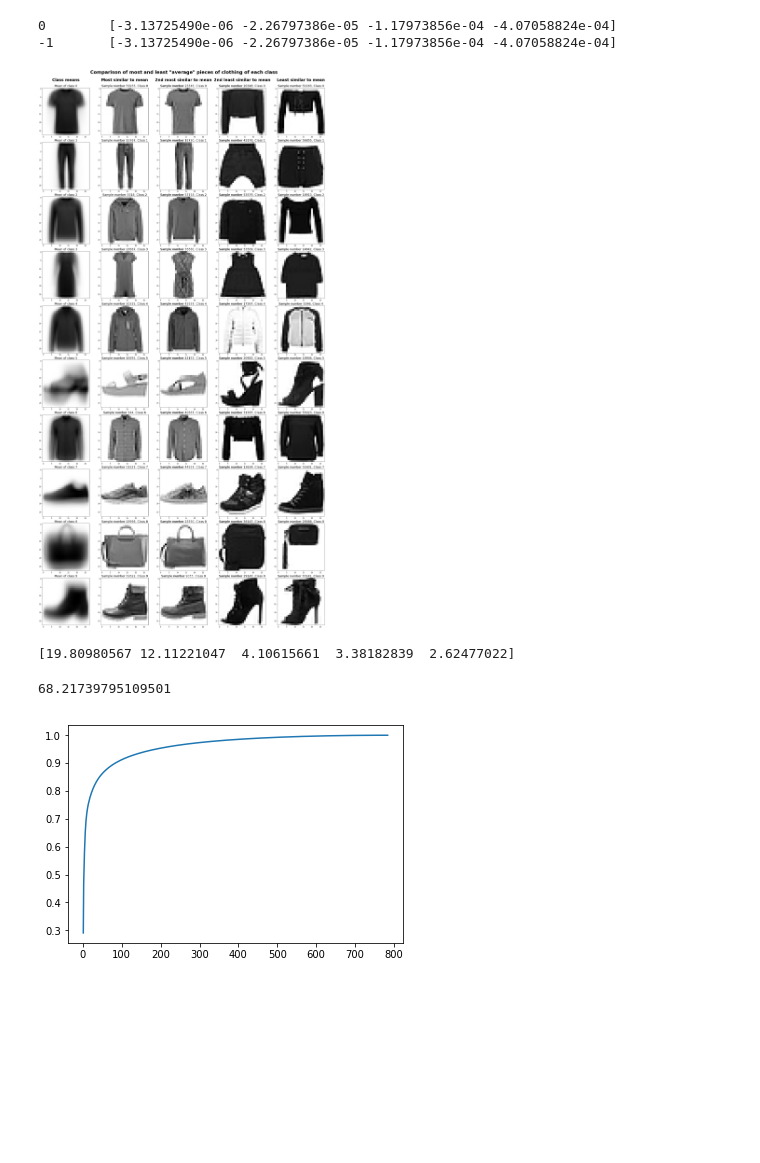
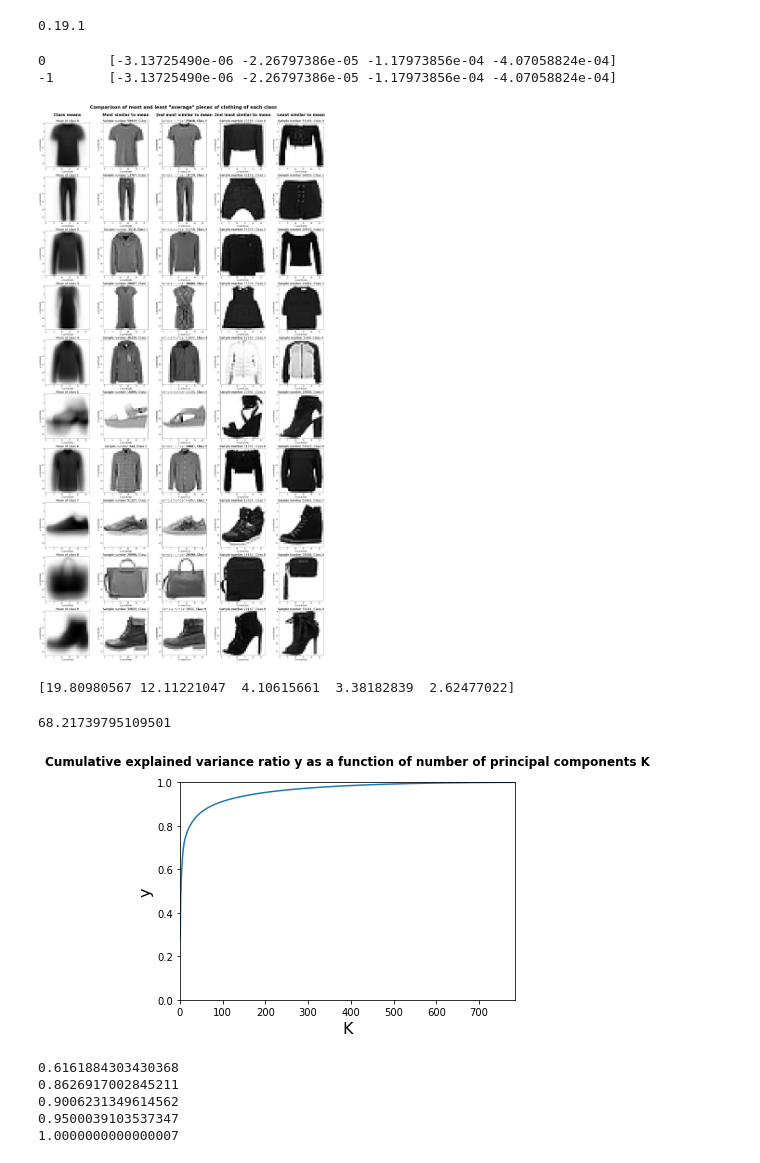
Before and after one commit to larswe/introductory-applied-machine-learning, a Jupyter notebook: Coursework 2/templates/Untitled.ipynb, the cells around one changed output. Cells and saved outputs as stored; diff of their text form; code cells hidden in the pictures; blank space fills up the shorter version.

```diff
--- a/Coursework 2/templates/Untitled.ipynb
+++ b/Coursework 2/templates/Untitled.ipynb
@@ -6,6 +6,10 @@ import matplotlib.pyplot as plt
 import seaborn as sns
 from iaml01cw2_helpers import *
 # from iaml01cw2_my_helpers import *
+# %%
+print(sklearn.__version__)
+# %% [output]
+0.19.1
 # %%
 Xtrn, Ytrn, Xtst, Ytst = load_FashionMNIST("C:/Users/larsw/ml/iaml-labs/Coursework 2/data")
 Xtrn_orig = np.copy(Xtrn)
@@ -80,10 +84,13 @@ for label in range(10):
     for j in range(5):
         vis = grid[label][j].reshape(28, 28)
         ax[label][j].imshow(vis, cmap="gray_r")
+        ax[label][j].set_xlabel("x-coordinate", fontsize=12)
+        ax[label][j].set_ylabel("y-coordinate", fontsize=12)
         if j == 0:
             ax[label][j].set_title("Mean of class " + str(label), fontsize=18)
         else:
             ax[label][j].set_title("Sample number " + str(sample_nums[label, j]) + ", Class " + str(label), fontsize=18)
+
 
 fig.tight_layout()
 
@@ -92,7 +99,7 @@ fig.subplots_adjust(top=0.92)
 
 plt.show()
 # %% [output]
-[figure, old version]
+[figure, new version]
 # %%
 from sklearn.decomposition import PCA
 
@@ -108,7 +115,25 @@ sum(ex_var)
 # %%
 cum_ex_var = np.cumsum(pca.explained_variance_ratio_)
 xs = [i for i in range(1, 785)]
-fig = plt.plot(xs, cum_ex_var)
+plt.plot(xs, cum_ex_var)
+plt.axis([1, 784, 0, 1])
+t = plt.title("Cumulative explained variance ratio y as a function of number of principal components K",
+              weight="bold")
+t.set_y(1.05)
+plt.xlabel("K", fontsize=16)
+plt.ylabel("y", fontsize=16)
 plt.show()
 # %% [output]
-[figure, old version]
+[figure, new version]
+# %%
+print(cum_ex_var[4])
+print(cum_ex_var[49])
+print(cum_ex_var[83])
+print(cum_ex_var[186])
+print(cum_ex_var[783])
+# %% [output]
+0.6161884303430368
+0.8626917002845211
+0.9006231349614562
+0.9500039103537347
+1.0000000000000007
```
Also changed, not shown: parts of 9 cells of this notebook, 5 other files.
